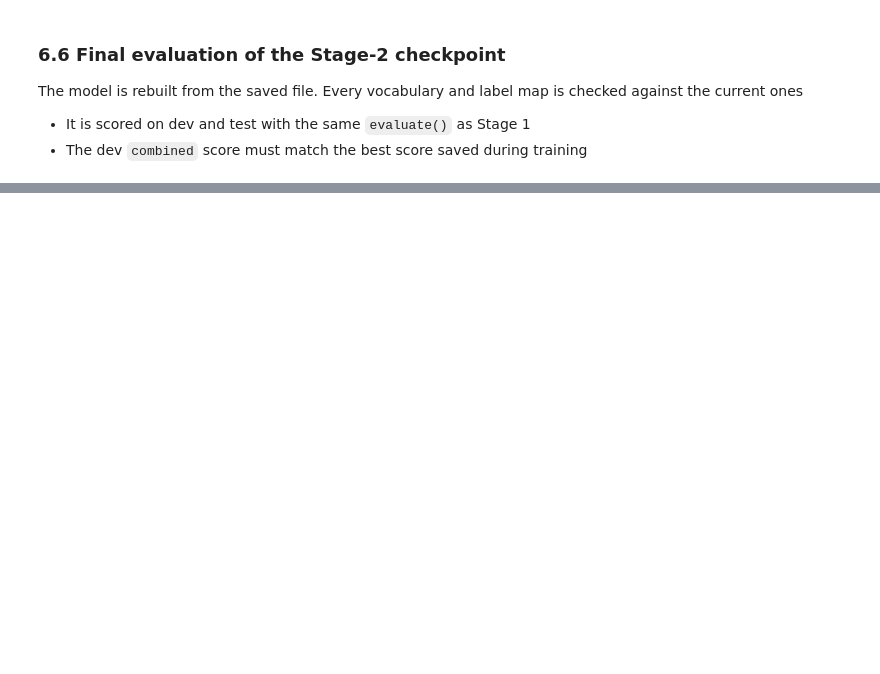
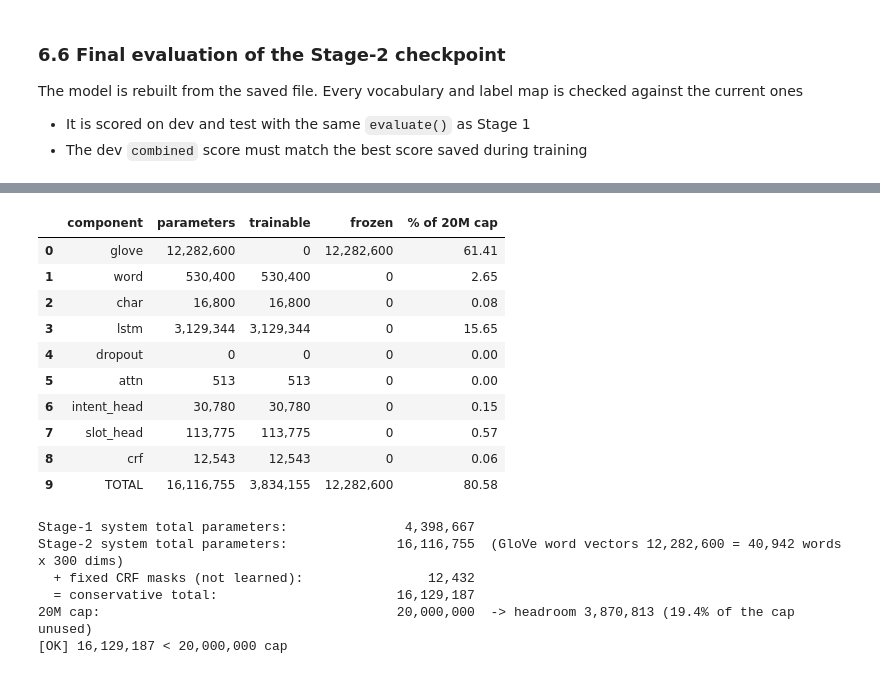
Before and after one commit to Jinyong01/SC4002-Natural-Language-Processing-Project, a Jupyter notebook: main.ipynb, the cells around one changed output, grey strips where cells are left out. Drawn from its saved outputs; the diff is of its cells as text; code cells hidden in the pictures; blank space fills up the shorter version.

Commit message:
Added stage 1 vs stage 2 comparison and stage 2 model error analysis

```diff
--- a/main.ipynb
+++ b/main.ipynb
@@ -1204,0 +1220,17 @@ print(f"[OK] dev combined {s2_scores['dev']['combined']:.2f} matches the best de
+# %%
+base_scores = {split: evaluate(data[split], predict(m, split)) for split in ("dev", "test")}
+
+rows = []
+for name, model_, scores, ck in [("Stage-1 system", m, base_scores, ckpt), ("Stage-2 system", s2_m, s2_scores, s2_ckpt)]:
+    total, trainable = count_params(model_)
+    for split, label in (("dev", "Validation"), ("test", "Test")):
+        rows.append({
+            "Model version": name,
+            "Split": label,
+            "Total # parameters": f"{total:,}",
+            "Total # trainable parameters": f"{trainable:,}",
+            "Intent accuracy (%)": f"{scores[split]['intent_accuracy']:.2f}",
+            "Slot micro-F1 (%)": f"{scores[split]['slot_micro_f1']:.2f}",
+            "Number of epochs (selected / trained)": f"{ck['best_epoch']} / {len(ck['history'])}",
+        })
+pd.DataFrame(rows)
@@ -1204,0 +1321,55 @@ print(f"[OK] dev combined {s2_scores['dev']['combined']:.2f} matches the best de
+# %%
+PARAM_CAP   = 20_000_000   # max allowed limit (includes word vectors)
+
+def param_breakdown(model):
+    """parameters per top-level component, split into trainable and frozen."""
+    rows = []
+    for name, module in model.named_children():
+        params = list(module.parameters())
+        total = sum(p.numel() for p in params)
+        trainable = sum(p.numel() for p in params if p.requires_grad)
+        rows.append({"component": name, "parameters": total, "trainable": trainable, "frozen": total - trainable})
+    return pd.DataFrame(rows)
+
+
+breakdown = param_breakdown(s2_m)
+total_params = int(breakdown["parameters"].sum())
+assert total_params == count_params(s2_m)[0]          # nothing is missed by the per-component count
+buffer_params = sum(b.numel() for b in s2_m.buffers())  # fixed crf masks (not learned)
+conservative_total = total_params + buffer_params
+
+table = pd.concat([breakdown, pd.DataFrame([{
+    "component": "TOTAL", "parameters": total_params,
+    "trainable": int(breakdown["trainable"].sum()), "frozen": int(breakdown["frozen"].sum())}])], ignore_index=True)
+table["% of 20M cap"] = (100 * table["parameters"] / PARAM_CAP).round(2)
+for col in ("parameters", "trainable", "frozen"):
+    table[col] = table[col].map("{:,}".format)
+display(table)
+
+print(f"Stage-1 system total parameters:            {count_params(m)[0]:>12,}")
+print(f"Stage-2 system total parameters:            {total_params:>12,}  "
+      f"(GloVe word vectors {s2_m.glove.weight.numel():,} = {glove_matrix.size(0):,} words x {glove_matrix.size(1)} dims)")
+print(f"  + fixed CRF masks (not learned):          {buffer_params:>12,}")
+print(f"  = conservative total:                     {conservative_total:>12,}")
+print(f"20M cap:                                    {PARAM_CAP:>12,}  -> headroom {PARAM_CAP - conservative_total:,} "
+      f"({100 * (PARAM_CAP - conservative_total) / PARAM_CAP:.1f}% of the cap unused)")
+
+print(f"[OK] {conservative_total:,} < {PARAM_CAP:,} cap")
+# %% [output]
+|  | component | parameters | trainable | frozen | % of 20M cap |
+| 0 | glove | 12,282,600 | 0 | 12,282,600 | 61.41 |
+| 1 | word | 530,400 | 530,400 | 0 | 2.65 |
+| 2 | char | 16,800 | 16,800 | 0 | 0.08 |
+| 3 | lstm | 3,129,344 | 3,129,344 | 0 | 15.65 |
+| 4 | dropout | 0 | 0 | 0 | 0.00 |
+| 5 | attn | 513 | 513 | 0 | 0.00 |
+| 6 | intent_head | 30,780 | 30,780 | 0 | 0.15 |
+| 7 | slot_head | 113,775 | 113,775 | 0 | 0.57 |
+| 8 | crf | 12,543 | 12,543 | 0 | 0.06 |
+| 9 | TOTAL | 16,116,755 | 3,834,155 | 12,282,600 | 80.58 |
+Stage-1 system total parameters:               4,398,667
+Stage-2 system total parameters:              16,116,755  (GloVe word vectors 12,282,600 = 40,942 words x 300 dims)
+  + fixed CRF masks (not learned):                12,432
+  = conservative total:                       16,129,187
+20M cap:                                      20,000,000  -> headroom 3,870,813 (19.4% of the cap unused)
+[OK] 16,129,187 < 20,000,000 cap
```
Also changed, not shown: parts of 8 cells of this notebook.
